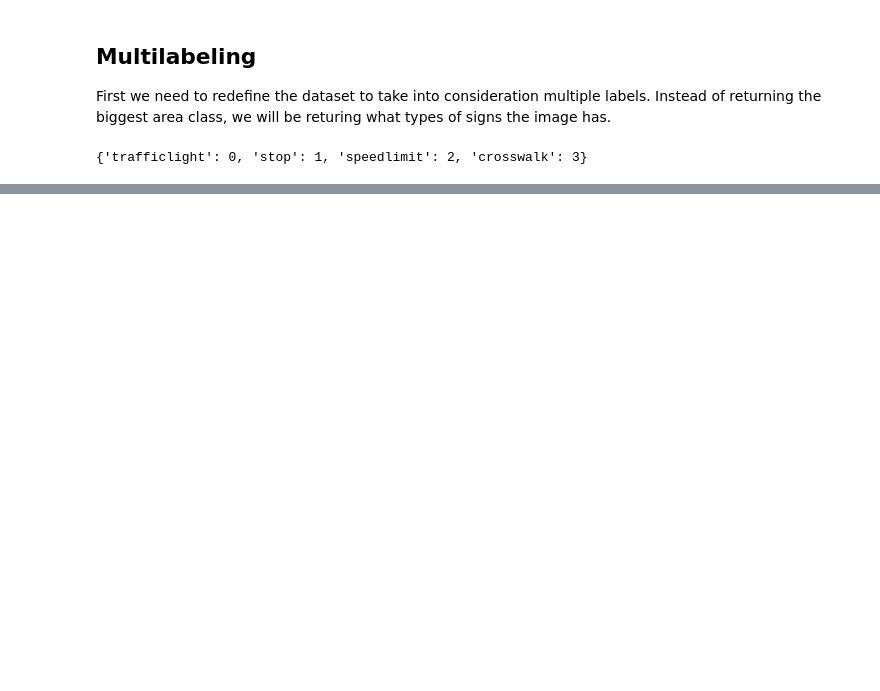
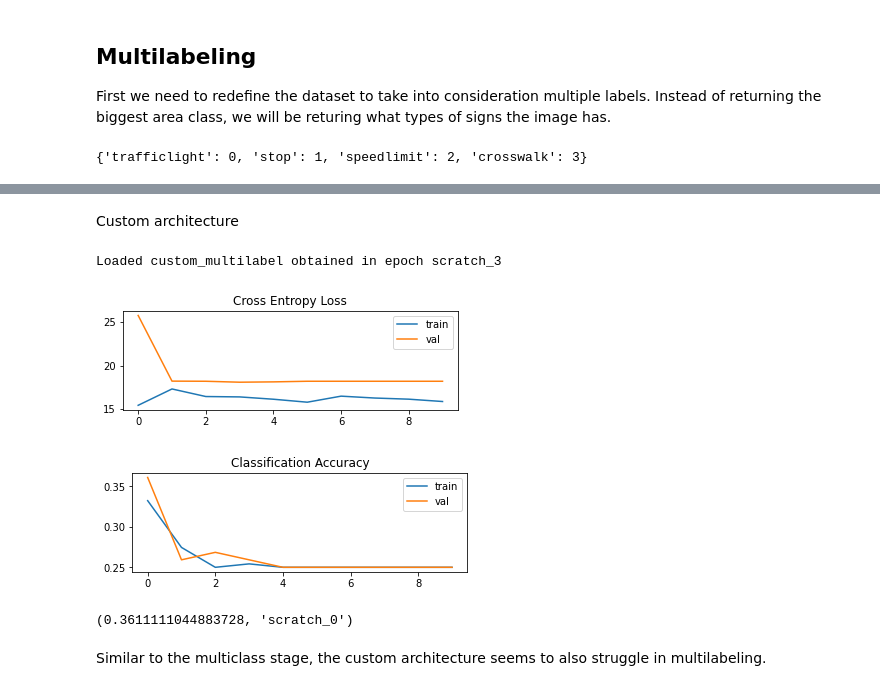
Before and after one commit to joaolucasmartins/VC2022, a Jupyter notebook: Part2/classification.ipynb, the cells around one changed output, grey strips where cells are left out. Drawn from its saved outputs; the diff is of its cells as text; code cells hidden in the pictures; blank space fills up the shorter version.

```diff
--- a/Part2/classification.ipynb
+++ b/Part2/classification.ipynb
@@ -1221,0 +1435,36 @@ Loaded resnet50_pretrained obtained in epoch frozen_6
+# %% [markdown]
+Custom architecture
+# %%
+custom_model= CustomCNN(input_size)
+custom_model.to(device)
+
+custom_model_d = {
+    "model": custom_model,
+    "name": 'custom_multilabel',
+    #"num_epochs": 50,
+    "num_epochs": 10,
+    "loss": nn.BCELoss(),
+    "optimizer": torch.optim.Adam(custom_model.parameters(), lr=1e-2)
+}
+
+custom_trainer = ModelTrainerMultiLabel(custom_model_d, device)
+custom_trainer.set_scheduler(torch.optim.lr_scheduler.ExponentialLR, 0.9)
+custom_trainer.unfreeze_layers()
+
+# Training can be skipped by loading the best model until now
+load = True # Change this to False to force to retrain
+if load:
+    need_train = (load_model(custom_trainer) == False)
+if not load or need_train:
+    need_train = True
+    custom_trainer.train(train_dataloader, val_dataloader, "scratch")
+
+plotTrainingHistoryMultilabel(custom_trainer.accuracies, "scratch")
+custom_trainer.get_best_score()
+# %% [output]
+Loaded custom_multilabel obtained in epoch scratch_3
+[figure, added]
+[figure, added]
+(0.3611111044883728, 'scratch_0')
+# %% [markdown]
+Similar to the multiclass stage, the custom architecture seems to also struggle in multilabeling.
```
Also changed, not shown: parts of 24 cells of this notebook.
